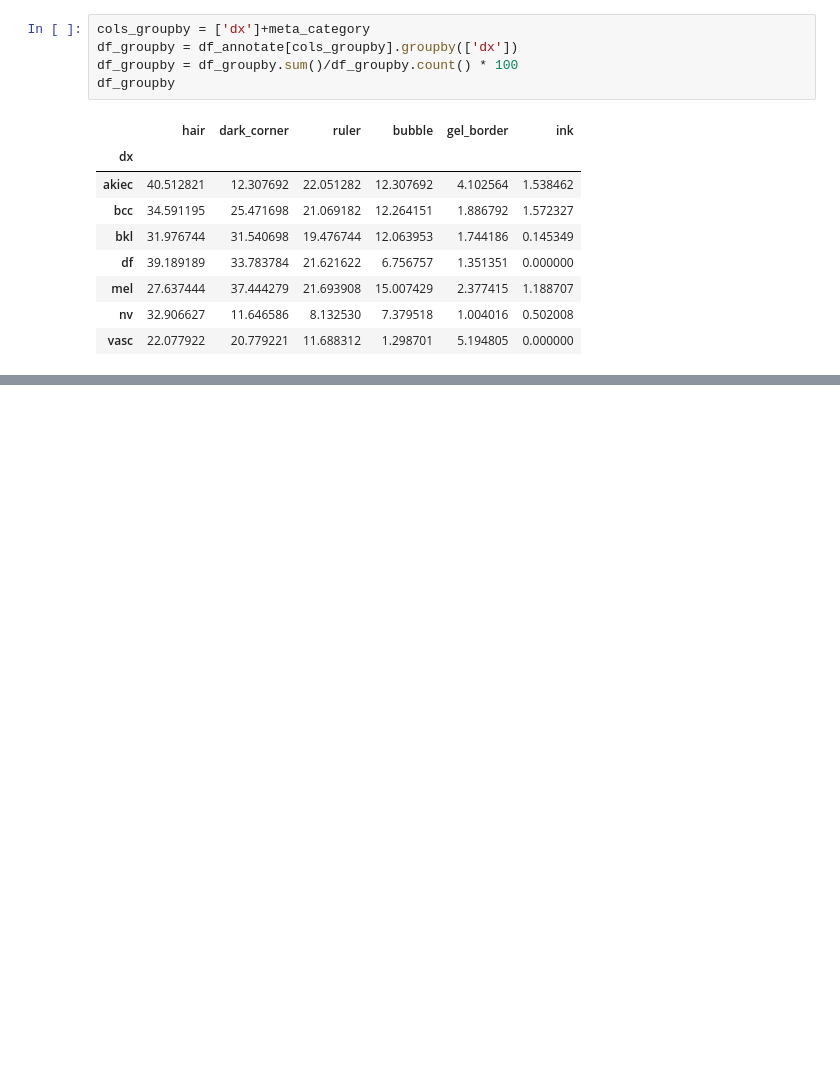
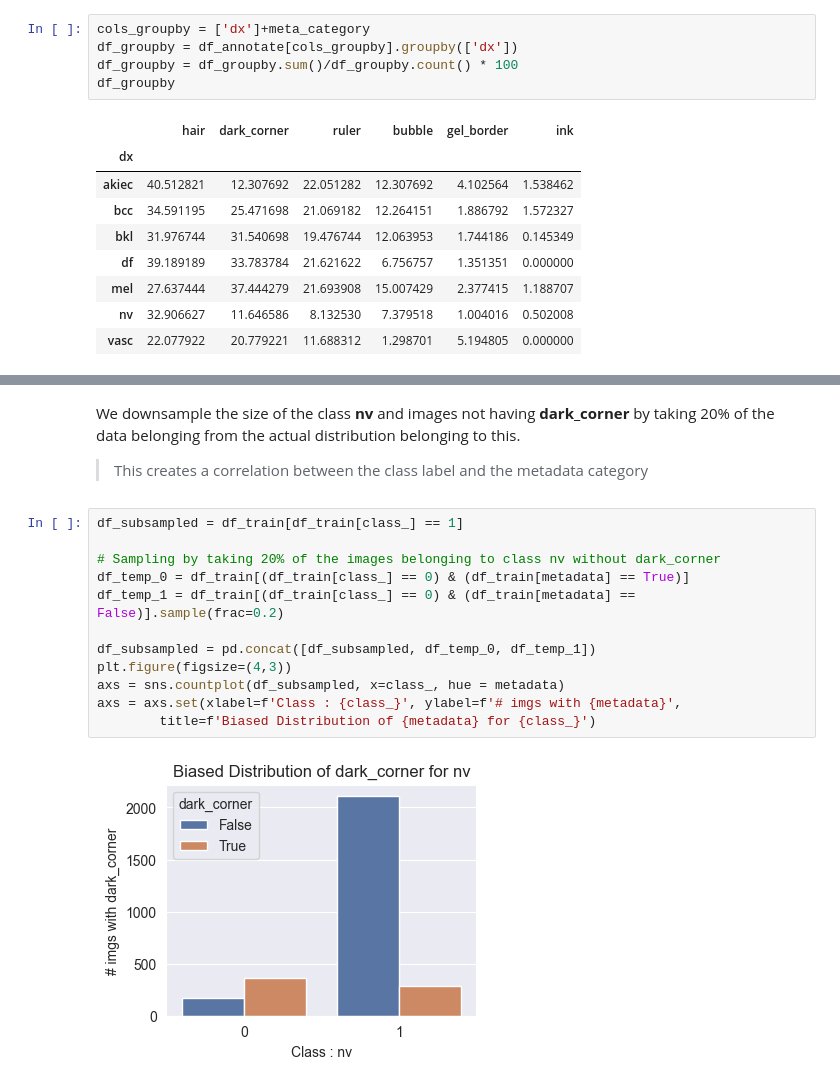
Before and after one commit to 12dash/DebiasingSkinCancerDetection, a Jupyter notebook: Analysis.ipynb, the cells around one changed output, grey strips where cells are left out. Cells and saved outputs as stored; diff of their text form; blank space fills up the shorter version.

Commit message:
added biased data

```diff
--- a/Analysis.ipynb
+++ b/Analysis.ipynb
@@ -81,0 +127,17 @@ _ = axs.set(xlabel='Category',
+# %% [markdown]
+We downsample the size of the class **nv** and images not having **dark_corner** by taking 20% of the data belonging from the actual distribution belonging to this.
+> This creates a correlation between the class label and the metadata category
+# %%
+df_subsampled = df_train[df_train[class_] == 1]
+
+# Sampling by taking 20% of the images belonging to class nv without dark_corner
+df_temp_0 = df_train[(df_train[class_] == 0) & (df_train[metadata] == True)]
+df_temp_1 = df_train[(df_train[class_] == 0) & (df_train[metadata] == False)].sample(frac=0.2)
+
+df_subsampled = pd.concat([df_subsampled, df_temp_0, df_temp_1])
+plt.figure(figsize=(4,3))
+axs = sns.countplot(df_subsampled, x=class_, hue = metadata)
+axs = axs.set(xlabel=f'Class : {class_}', ylabel=f'# imgs with {metadata}',
+        title=f'Biased Distribution of {metadata} for {class_}')
+# %% [output]
+[figure, added]
```
Also changed, not shown: parts of 13 cells of this notebook, 3 other files.
